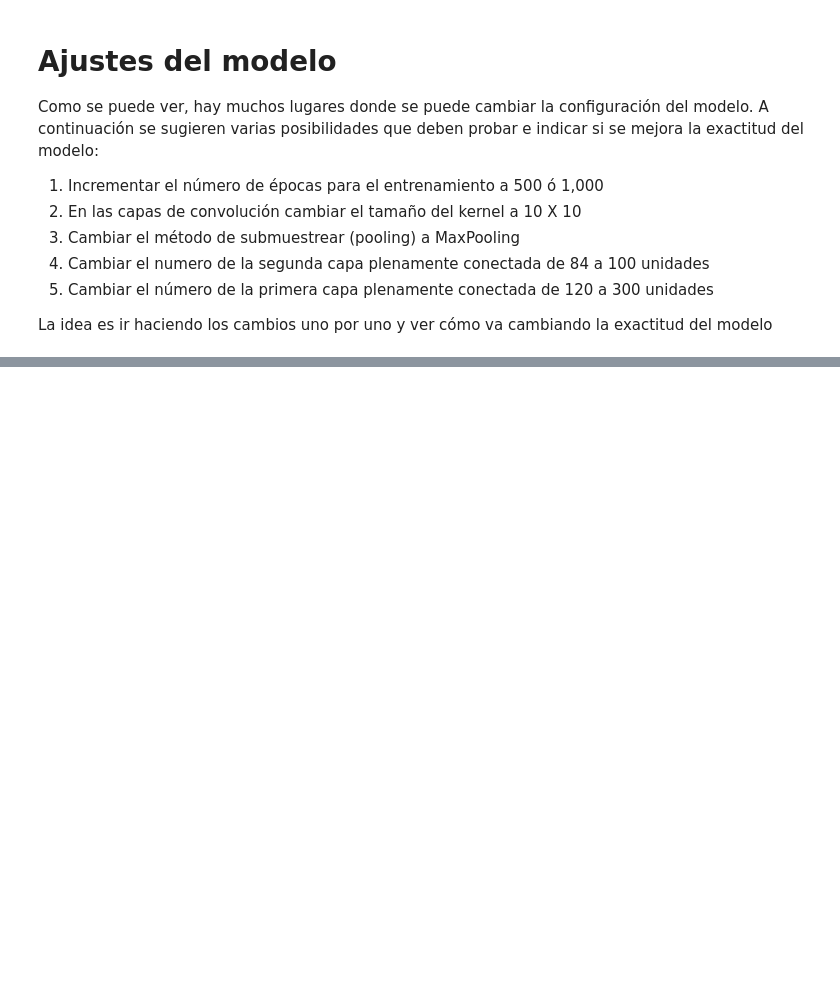
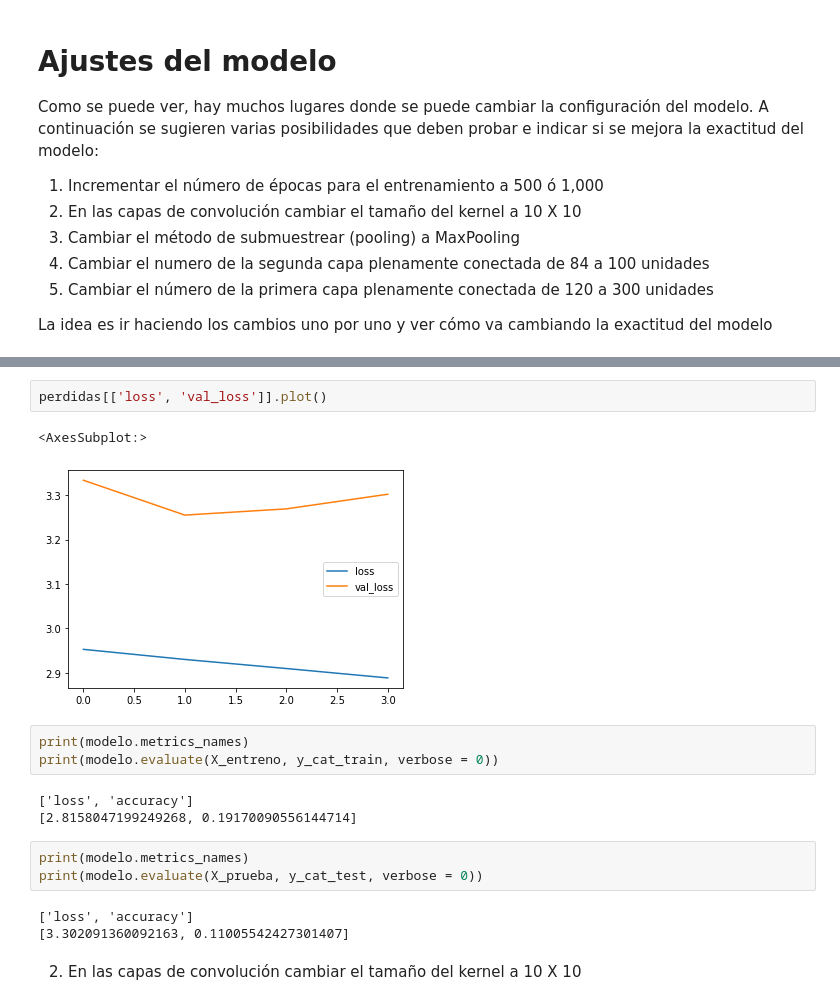
Before and after one commit to jurhs2000/data-science-lab10, a Jupyter notebook: Lab 10 - Clasificacion Rotulos Transito con LeNet.ipynb, the cells around one changed output, grey strips where cells are left out. Cells and saved outputs as stored; diff of their text form; blank space fills up the shorter version.

```diff
--- a/Lab 10 - Clasificacion Rotulos Transito con LeNet.ipynb
+++ b/Lab 10 - Clasificacion Rotulos Transito con LeNet.ipynb
@@ -359,0 +388,19 @@ La idea es ir haciendo los cambios uno por uno y ver cómo va cambiando la exact
+# %%
+perdidas[['loss', 'val_loss']].plot()
+# %% [output]
+<AxesSubplot:>
+[figure, added]
+# %%
+print(modelo.metrics_names)
+print(modelo.evaluate(X_entreno, y_cat_train, verbose = 0))
+# %% [output]
+['loss', 'accuracy']
+[2.8158047199249268, 0.19170090556144714]
+# %%
+print(modelo.metrics_names)
+print(modelo.evaluate(X_prueba, y_cat_test, verbose = 0))
+# %% [output]
+['loss', 'accuracy']
+[3.302091360092163, 0.11005542427301407]
+# %% [markdown]
+2. En las capas de convolución cambiar el tamaño del kernel a 10 X 10
```
Also changed, not shown: parts of 16 cells of this notebook.
